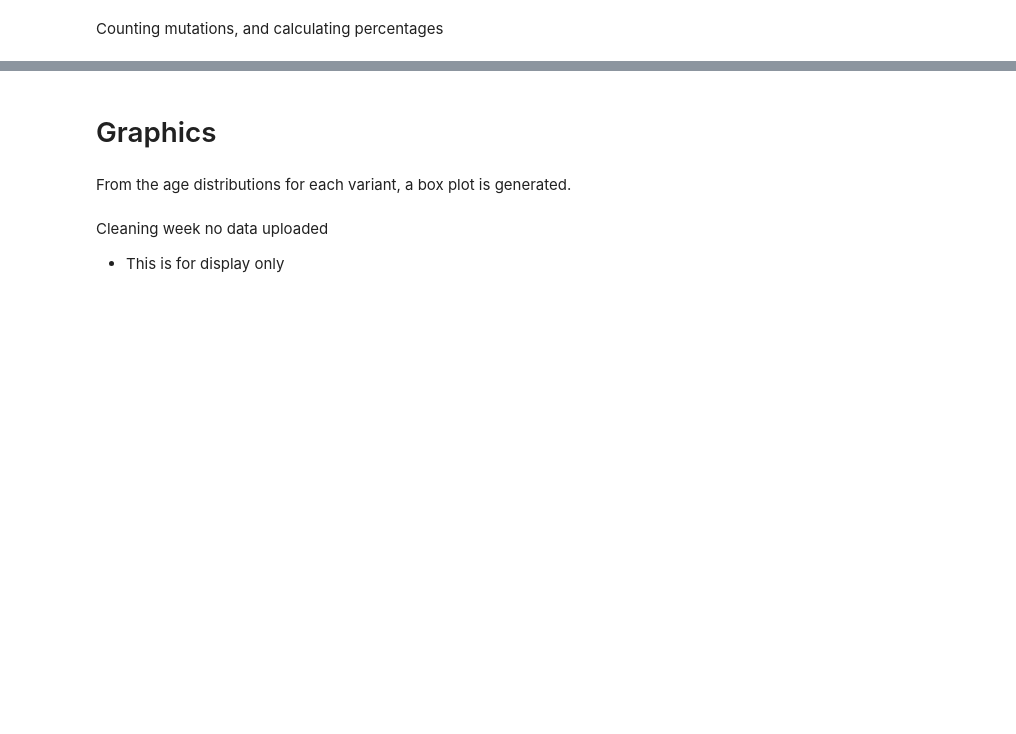
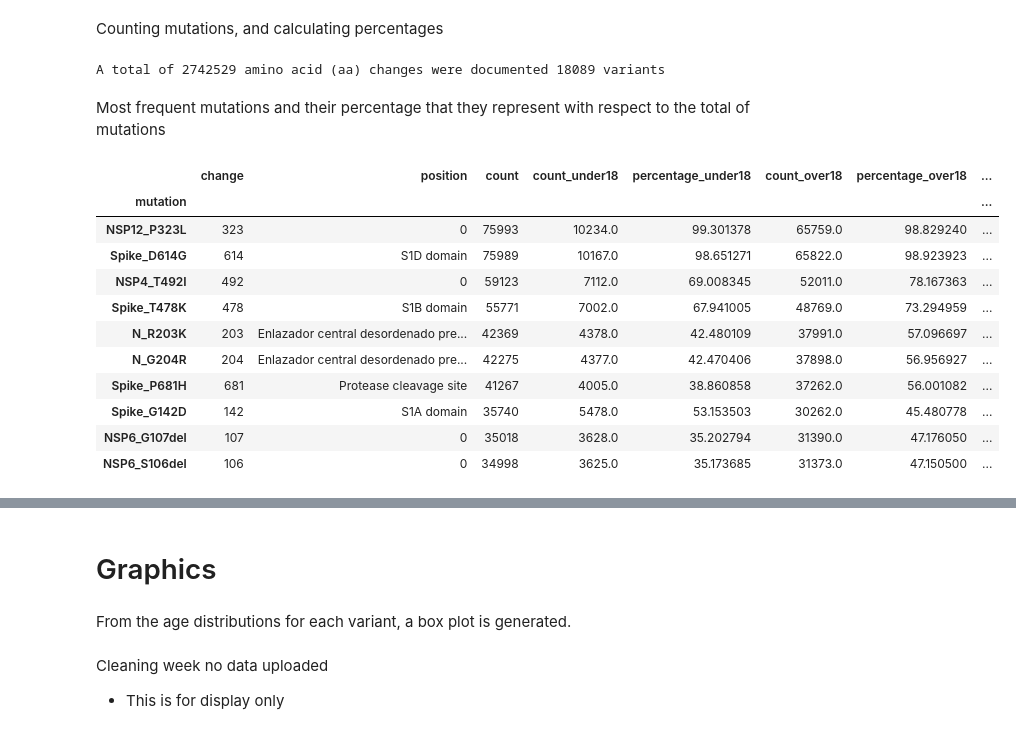
Before and after one commit to JesusColinV/Genetic_variability_Covid_MX, a Jupyter notebook: main.ipynb, the cells around one changed output, grey strips where cells are left out. Drawn from its saved outputs; the diff is of its cells as text; code cells hidden in the pictures; blank space fills up the shorter version.

```diff
--- a/main.ipynb
+++ b/main.ipynb
@@ -106,3 +118,24 @@ else:
 
     #save the results
     df_mutations = pd.read_csv("files/table_mutation_count.csv")
+# %%
+print(f'A total of {sum(df_mutations["count"])} amino acid (aa) changes were documented {len(df_mutations["count"])} variants')
+# %% [output]
+A total of 2742529 amino acid (aa) changes were documented 18089 variants
+# %% [markdown]
+Most frequent mutations and their percentage that they represent with respect to the total of mutations
+# %%
+df_mutations.sort_values(by='count', ascending=False).head(10)
+# %% [output]
+|  | change | position | count | count_under18 | percentage_under18 | count_over18 | percentage_over18 | ... |
+| mutation |  |  |  |  |  |  |  | ... |
+| NSP12_P323L | 323 | 0 | 75993 | 10234.0 | 99.301378 | 65759.0 | 98.829240 | ... |
+| Spike_D614G | 614 | S1D domain | 75989 | 10167.0 | 98.651271 | 65822.0 | 98.923923 | ... |
+| NSP4_T492I | 492 | 0 | 59123 | 7112.0 | 69.008345 | 52011.0 | 78.167363 | ... |
+| Spike_T478K | 478 | S1B domain | 55771 | 7002.0 | 67.941005 | 48769.0 | 73.294959 | ... |
+| N_R203K | 203 | Enlazador central desordenado pre... | 42369 | 4378.0 | 42.480109 | 37991.0 | 57.096697 | ... |
+| N_G204R | 204 | Enlazador central desordenado pre... | 42275 | 4377.0 | 42.470406 | 37898.0 | 56.956927 | ... |
+| Spike_P681H | 681 | Protease cleavage site | 41267 | 4005.0 | 38.860858 | 37262.0 | 56.001082 | ... |
+| Spike_G142D | 142 | S1A domain | 35740 | 5478.0 | 53.153503 | 30262.0 | 45.480778 | ... |
+| NSP6_G107del | 107 | 0 | 35018 | 3628.0 | 35.202794 | 31390.0 | 47.176050 | ... |
+| NSP6_S106del | 106 | 0 | 34998 | 3625.0 | 35.173685 | 31373.0 | 47.150500 | ... |
```
Also changed, not shown: parts of 16 cells of this notebook, 6 other files.
